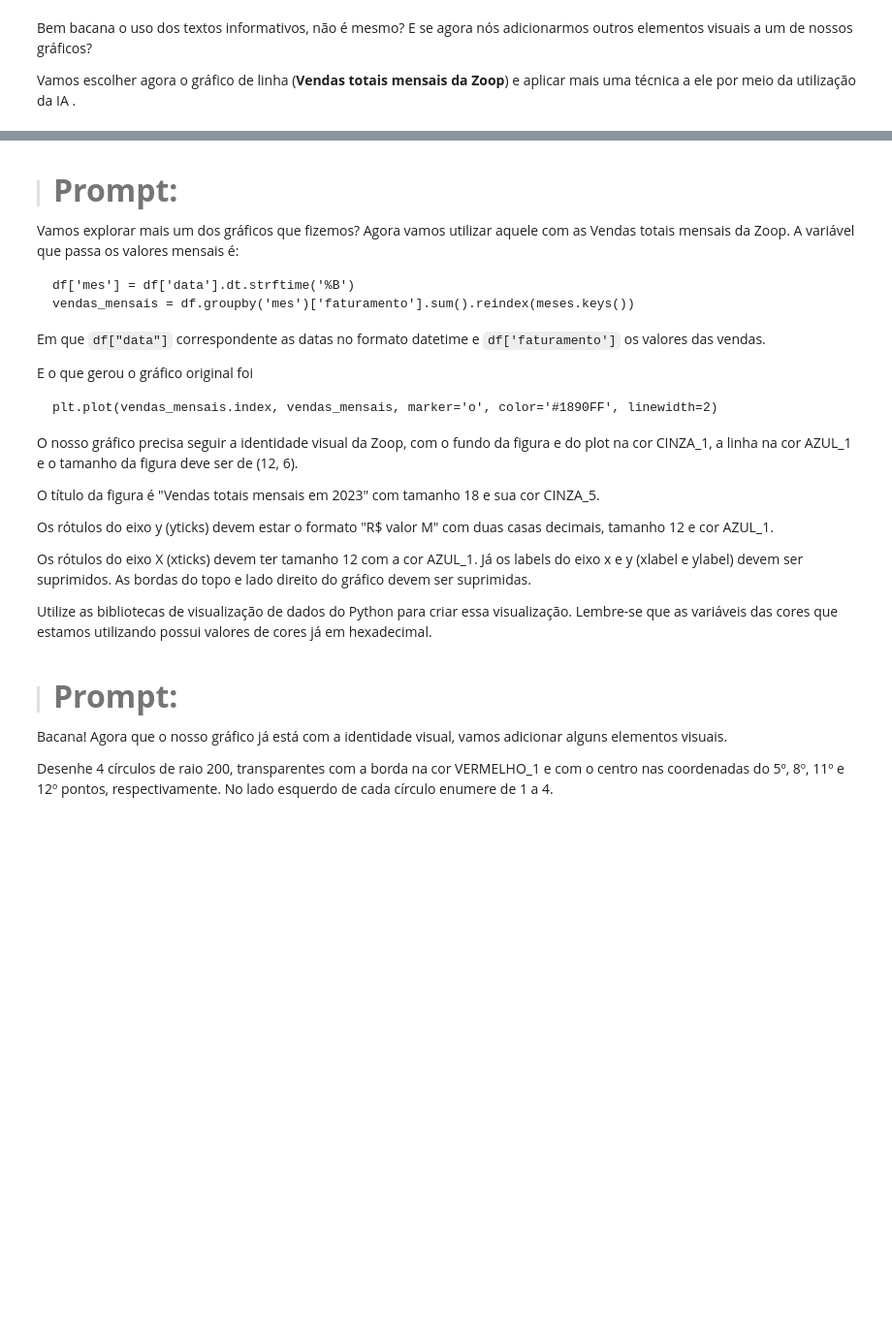
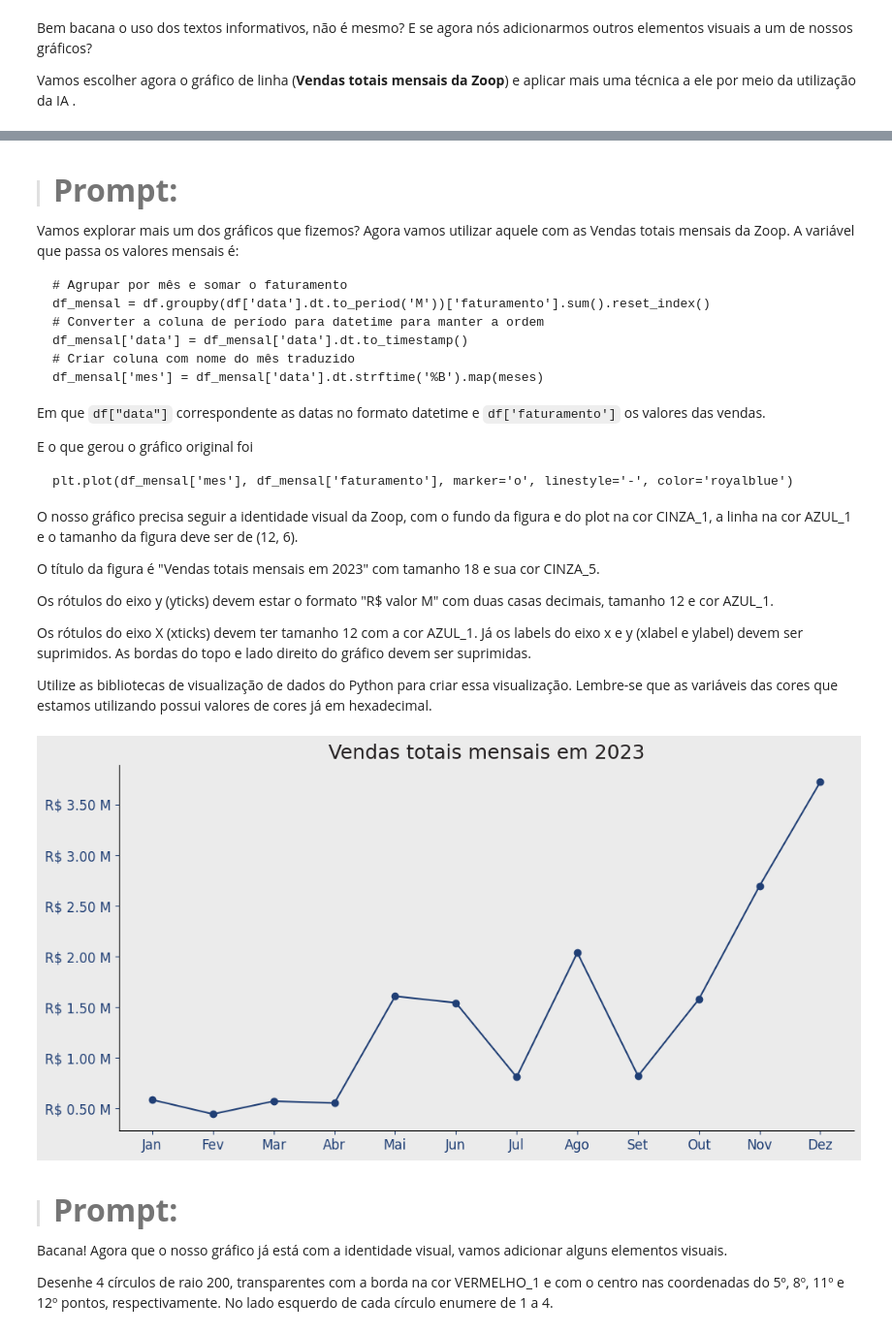
Before and after one commit to Enoque12/Projecto_Inicial_IA_Aplicada_na_Ciencia_de_Dados, a Jupyter notebook: Projeto_Inicial_IA_aplicada_a_Data_Science.ipynb, the cells around one changed output, grey strips where cells are left out. Shown at 97% size. Cells and saved outputs as stored; diff of their text form; code cells hidden in the pictures; blank space fills up the shorter version.

````diff
--- a/Projeto_Inicial_IA_aplicada_a_Data_Science.ipynb
+++ b/Projeto_Inicial_IA_aplicada_a_Data_Science.ipynb
@@ -1173,8 +1258,12 @@ plt.show()
 Vamos explorar mais um dos gráficos que fizemos? Agora vamos utilizar aquele com as Vendas totais mensais da Zoop. A variável que passa os valores mensais é:
 
 ```
-df['mes'] = df['data'].dt.strftime('%B')
-vendas_mensais = df.groupby('mes')['faturamento'].sum().reindex(meses.keys())
+# Agrupar por mês e somar o faturamento
+df_mensal = df.groupby(df['data'].dt.to_period('M'))['faturamento'].sum().reset_index()
+# Converter a coluna de período para datetime para manter a ordem
+df_mensal['data'] = df_mensal['data'].dt.to_timestamp()
+# Criar coluna com nome do mês traduzido
+df_mensal['mes'] = df_mensal['data'].dt.strftime('%B').map(meses)
 ```
 
 Em que `df["data"]` correspondente as datas no formato datetime e `df['faturamento']` os valores das vendas.
@@ -1182,7 +1271,7 @@ Em que `df["data"]` correspondente as datas no formato datetime e `df['faturamen
 E o que gerou o gráfico original foi
 
 ```
-plt.plot(vendas_mensais.index, vendas_mensais, marker='o', color='#1890FF', linewidth=2)
+plt.plot(df_mensal['mes'], df_mensal['faturamento'], marker='o', linestyle='-', color='royalblue')
 ```
 
 O nosso gráfico precisa seguir a identidade visual da Zoop, com o fundo da figura e do plot na cor CINZA_1, a linha na cor AZUL_1 e o tamanho da figura deve ser de (12, 6).
@@ -1194,6 +1283,41 @@ Os rótulos do eixo y (yticks) devem estar o formato "R$ valor M" com duas casas
 Os rótulos do eixo X (xticks) devem ter tamanho 12 com a cor AZUL_1. Já os labels do eixo x e y (xlabel e ylabel) devem ser suprimidos. As bordas do topo e lado direito do gráfico devem ser suprimidas.
 
 Utilize as bibliotecas de visualização de dados do Python para criar essa visualização. Lembre-se que as variáveis das cores que estamos utilizando possui valores de cores já em hexadecimal.
+# %%
+import matplotlib.ticker as ticker
+
+# Criar a figura
+fig, ax = plt.subplots(figsize=(12, 6))
+fig.patch.set_facecolor(CINZA_1)  # Fundo da figura
+ax.set_facecolor(CINZA_1)         # Fundo do plot
+
+# Plotar a linha
+ax.plot(df_mensal['mes'], df_mensal['faturamento'],
+        marker='o', linestyle='-', color=AZUL_1)
+
+# Título
+ax.set_title("Vendas totais mensais em 2023", fontsize=18, color=CINZA_5)
+
+# Formatar rótulos do eixo Y no padrão R$ valor M
+ax.yaxis.set_major_formatter(
+    ticker.FuncFormatter(lambda x, _: f"R$ {x/1_000_000:.2f} M")
+)
+
+# Formatar tamanho e cor dos ticks
+ax.tick_params(axis='y', labelsize=12, colors=AZUL_1)
+ax.tick_params(axis='x', labelsize=12, colors=AZUL_1)
+
+# Remover labels dos eixos
+ax.set_xlabel("")
+ax.set_ylabel("")
+
+# Remover bordas topo e direita
+ax.spines['top'].set_visible(False)
+ax.spines['right'].set_visible(False)
+
+plt.show()
+# %% [output]
+[figure, added]
 # %% [markdown]
 > #### <strong><font color="7b71ff" size =6>Prompt:</font></strong>
 
````
Also changed, not shown: parts of 6 cells of this notebook.
